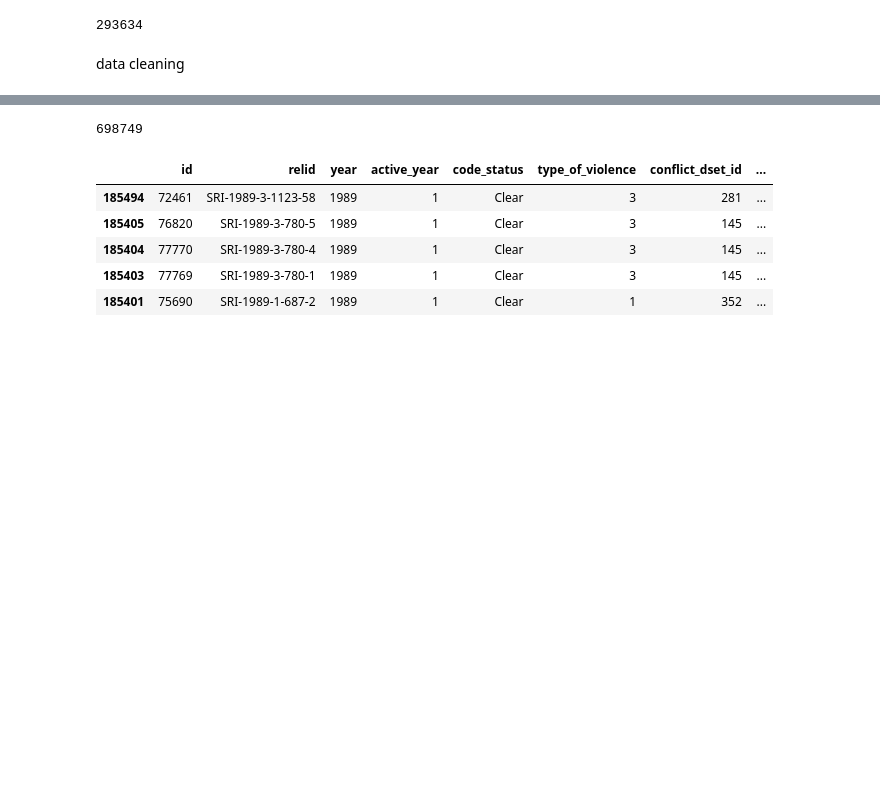
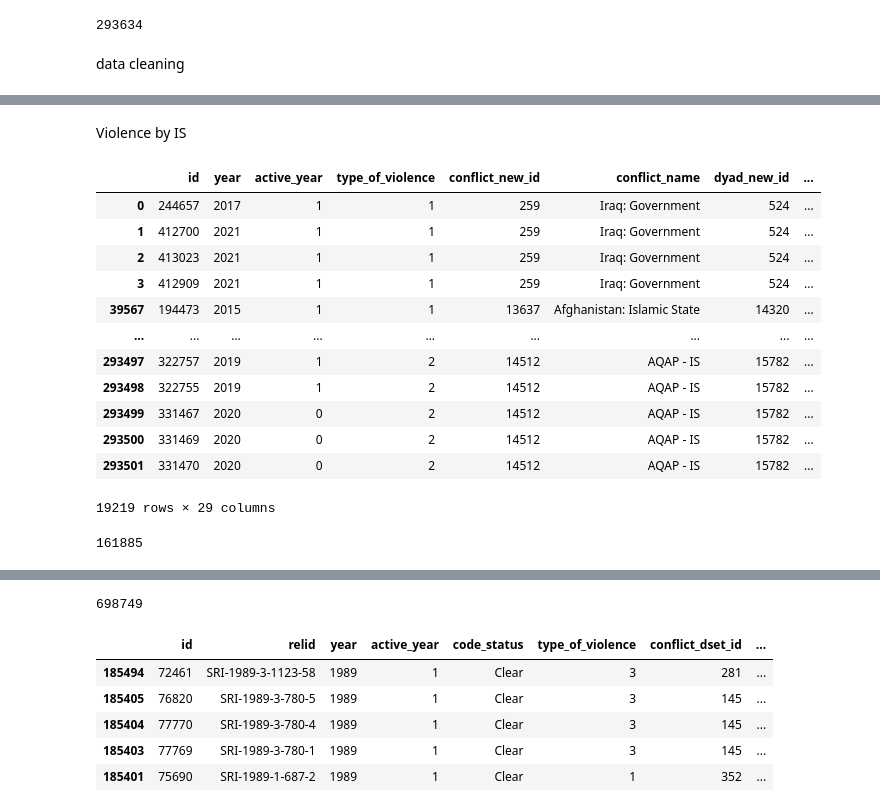
Before and after one commit to Joldon/political_violence, a Jupyter notebook: ged_event_21.ipynb, the cells around one changed output, grey strips where cells are left out. Cells and saved outputs as stored; diff of their text form; code cells hidden in the pictures; blank space fills up the shorter version.

```diff
--- a/ged_event_21.ipynb
+++ b/ged_event_21.ipynb
@@ -67,0 +304,25 @@ data cleaning
+# %% [markdown]
+Violence by IS
+# %%
+#dataframe with IS
+IS = data[data['side_b'] == 'IS']
+IS
+# %% [output]
+|  | id | year | active_year | type_of_violence | conflict_new_id | conflict_name | dyad_new_id | ... |
+| 0 | 244657 | 2017 | 1 | 1 | 259 | Iraq: Government | 524 | ... |
+| 1 | 412700 | 2021 | 1 | 1 | 259 | Iraq: Government | 524 | ... |
+| 2 | 413023 | 2021 | 1 | 1 | 259 | Iraq: Government | 524 | ... |
+| 3 | 412909 | 2021 | 1 | 1 | 259 | Iraq: Government | 524 | ... |
+| 39567 | 194473 | 2015 | 1 | 1 | 13637 | Afghanistan: Islamic State | 14320 | ... |
+| ... | ... | ... | ... | ... | ... | ... | ... | ... |
+| 293497 | 322757 | 2019 | 1 | 2 | 14512 | AQAP - IS | 15782 | ... |
+| 293498 | 322755 | 2019 | 1 | 2 | 14512 | AQAP - IS | 15782 | ... |
+| 293499 | 331467 | 2020 | 0 | 2 | 14512 | AQAP - IS | 15782 | ... |
+| 293500 | 331469 | 2020 | 0 | 2 | 14512 | AQAP - IS | 15782 | ... |
+| 293501 | 331470 | 2020 | 0 | 2 | 14512 | AQAP - IS | 15782 | ... |
+19219 rows × 29 columns
+# %%
+# select and calculate the sum of best column where side_b value == 'IS'
+killings_by_IS = data[data['side_b'] == 'IS']['best'].sum()
+# %% [output]
+161885
```
Also changed, not shown: parts of 26 cells of this notebook.
